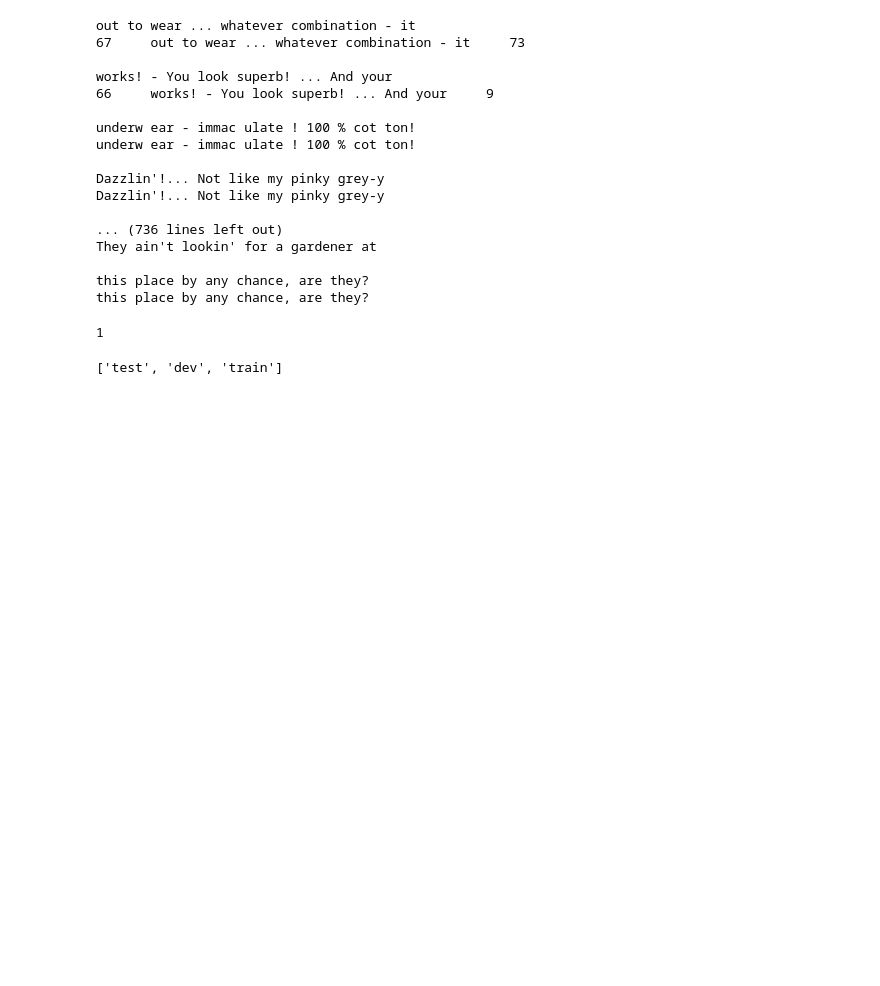
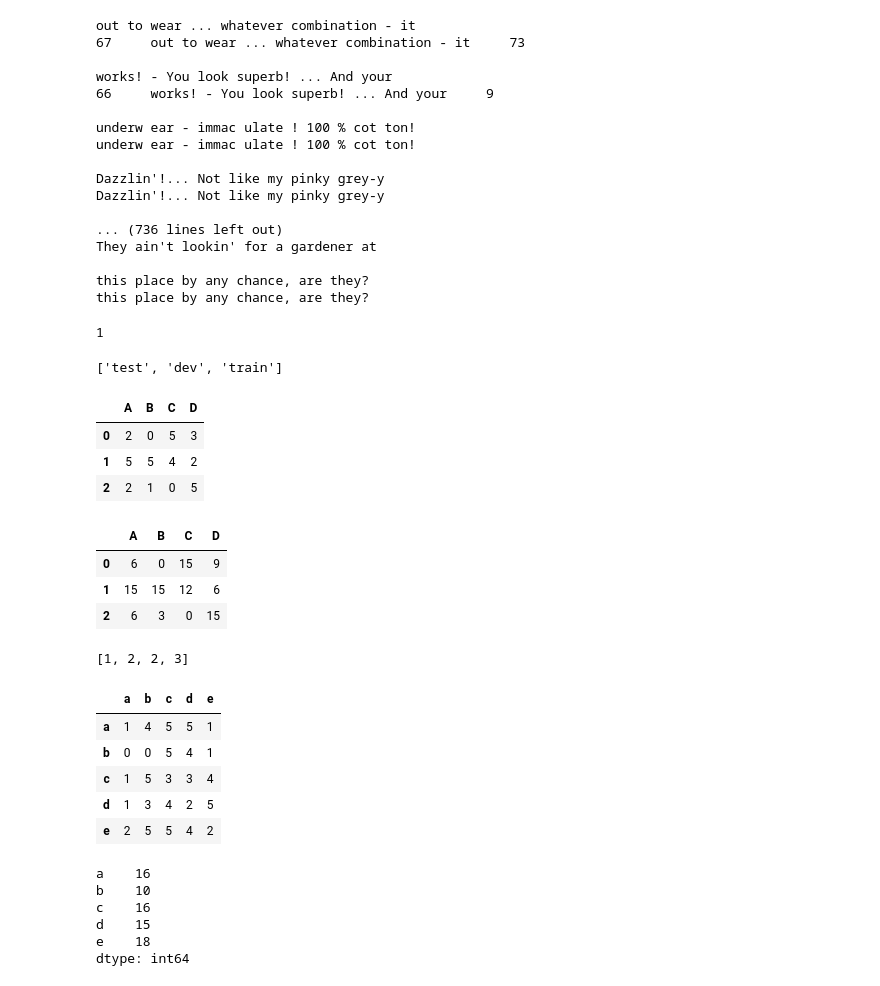
Before and after one commit to usc-sail/mica-screenplay-parser, a Jupyter notebook: movieparser/notebook_prepare_training.ipynb, the cells around one changed output. Cells and saved outputs as stored; diff of their text form; code cells hidden in the pictures; blank space fills up the shorter version.

```diff
--- a/movieparser/notebook_prepare_training.ipynb
+++ b/movieparser/notebook_prepare_training.ipynb
@@ -224,0 +228,7 @@ print(arr)
+# %%
+df
+# %% [output]
+|  | A | B | C | D |
+| 0 | 2 | 0 | 5 | 3 |
+| 1 | 5 | 5 | 4 | 2 |
+| 2 | 2 | 1 | 0 | 5 |
@@ -224,0 +241,7 @@ print(arr)
+# %%
+df
+# %% [output]
+|  | A | B | C | D |
+| 0 | 6 | 0 | 15 | 9 |
+| 1 | 15 | 15 | 12 | 6 |
+| 2 | 6 | 3 | 0 | 15 |
@@ -224,0 +251,24 @@ print(arr)
+# %%
+list(itertools.chain.from_iterable([x, y]))
+# %% [output]
+[1, 2, 2, 3]
+# %%
+df = pd.DataFrame(np.random.randint(0, 6, (5, 5)), columns=list("abcde"), index=list("abcde"))
+# %%
+df
+# %% [output]
+|  | a | b | c | d | e |
+| a | 1 | 4 | 5 | 5 | 1 |
+| b | 0 | 0 | 5 | 4 | 1 |
+| c | 1 | 5 | 3 | 3 | 4 |
+| d | 1 | 3 | 4 | 2 | 5 |
+| e | 2 | 5 | 5 | 4 | 2 |
+# %%
+df.sum(axis=1)
+# %% [output]
+a    16
+b    10
+c    16
+d    15
+e    18
+dtype: int64
```
Also changed, not shown: parts of 11 cells of this notebook, 5 other files.
